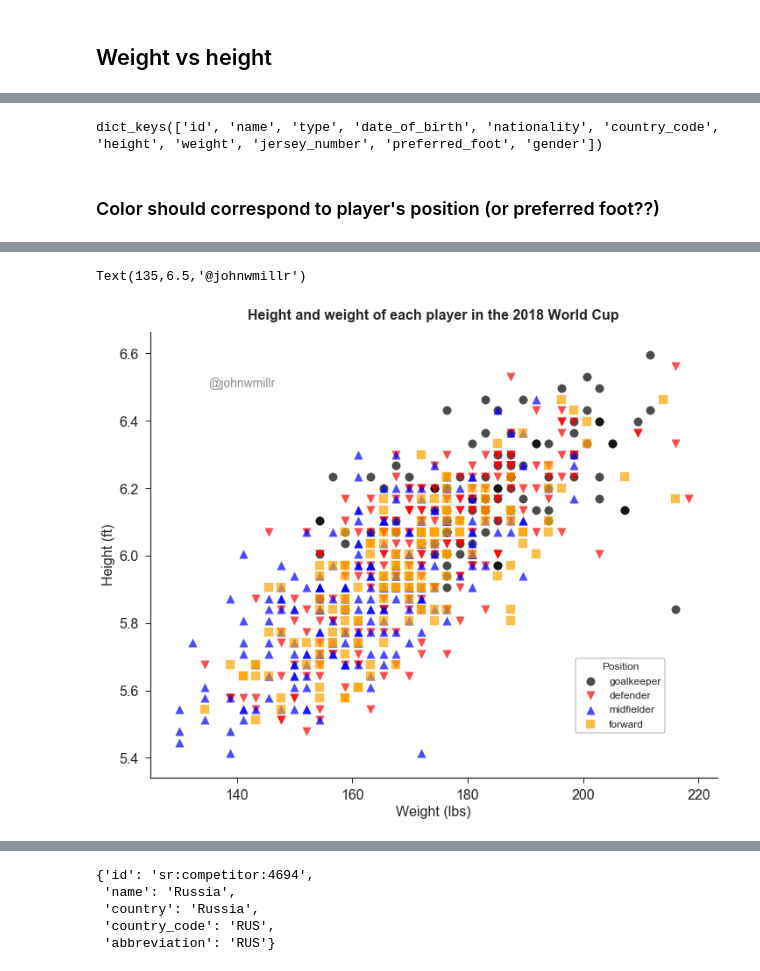
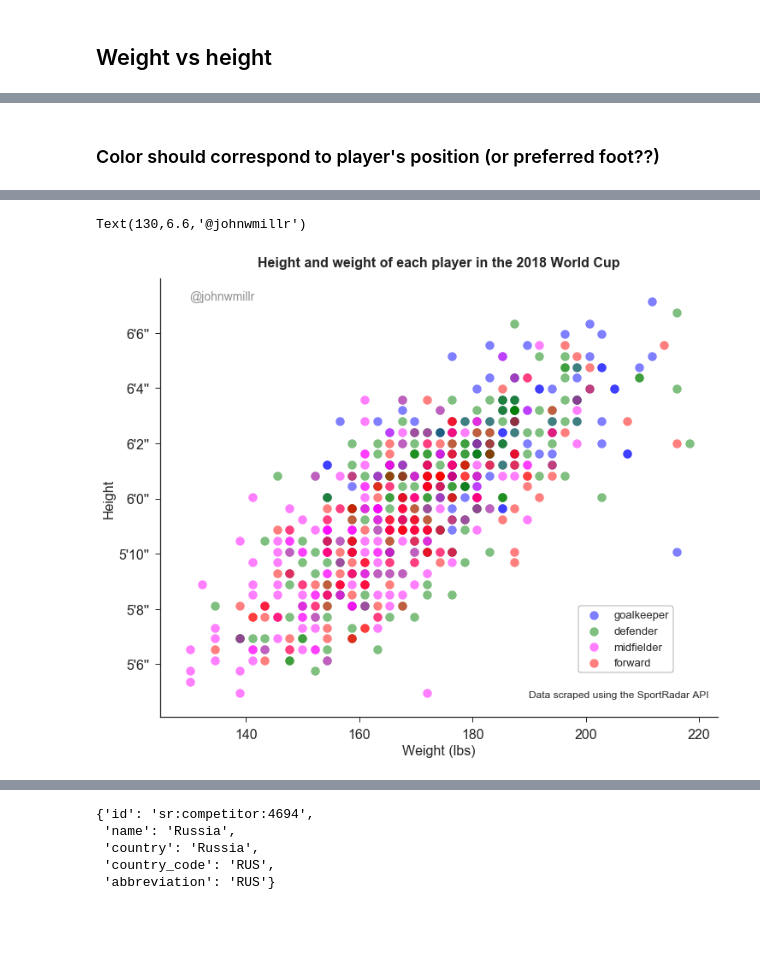
Before and after one commit to johnwmillr/WorldCup2018, a Jupyter notebook: scrape_soccer_data.ipynb, the cells around one changed output, grey strips where cells are left out. Saved outputs shown, nothing was run; the diff lists cells and outputs as text; code cells hidden in the pictures; blank space fills up the shorter version.

```diff
--- a/scrape_soccer_data.ipynb
+++ b/scrape_soccer_data.ipynb
@@ -180,6 +180,8 @@ print(" Done.")
 # Load the World Cup team data
 # %%
 teams = json.loads(open("world_cup_team_data.json", "r").read())
+teams[23]['team']['name'] = 'South Korea'
+teams[23]['team']['country'] = 'South Korea'
 # Combine all player data into a single list
 players = [[p for p in team['players']] for team in teams]
 players = [item for sublist in players for item in sublist]
@@ -188,6 +190,7 @@ players = [item for sublist in players for item in sublist]
 df = pd.DataFrame(players)
 df['weight_lbs'] = df.weight*2.20462
 df['height_ft'] = df.height*0.03280841666667
+df.at[df.nationality=="Republic of Korea", 'nationality'] = "South Korea"
 df.head()
 # %% [output]
 |  | country_code | date_of_birth | gender | height | id | jersey_number | name | nationality | nickname | ... |
@@ -239,7 +286,3 @@ plt.show()
-# %%
-players[0].keys()
-# %% [output]
-dict_keys(['id', 'name', 'type', 'date_of_birth', 'nationality', 'country_code', 'height', 'weight', 'jersey_number', 'preferred_foot', 'gender'])
 # %% [markdown]
 ### Color should correspond to player's position (or preferred foot??)
 # %%
@@ -252,28 +295,40 @@ df.head()
 | 3 | RUS | 1979-07-14 | male | 186 | sr:player:13303 | 4 | Ignashevich, Sergey | Russia | NaN | ... |
 | 4 | RUS | 1989-03-24 | male | 191 | sr:player:84767 | 5 | Semenov, Andrey | Russia | NaN | ... |
 # %%
-pal = {'goalkeeper': 'red', 'defender': 'seagreen', 'midfielder': 'black', 'forward': 'orange'}
-pal = {'goalkeeper': 'black', 'defender': 'red', 'midfielder': 'blue', 'forward': 'orange'}
-fg = sns.FacetGrid(data=df, hue='type', palette=pal, aspect=2.5/2, size=8, hue_kws={"marker": ['o','v','^','s']})
-fg.map(plt.scatter, 'weight_lbs', 'height_ft', alpha=0.7, s=90)
+# pal = {'goalkeeper': 'red', 'defender': 'seagreen', 'midfielder': 'black', 'forward': 'orange'}
+# pal = {'goalkeeper': 'black', 'defender': 'red', 'midfielder': 'blue', 'forward': 'orange'}
+positions = list(set(df.type)) # ['defender', 'forward', 'midfielder', 'goalkeeper']
+# colors = ['teal', 'black', 'orange', 'magenta']
+colors = ['green', 'red', 'magenta', 'blue']
+pal = dict(zip(positions,colors))
+# mrks = {"marker": ['o','v','^','s']}
+mrks = {"marker": 4*['o']}
+fg = sns.FacetGrid(data=df, hue='type', palette=pal, aspect=2.5/2, size=8, hue_kws=mrks)
+fg.map(plt.scatter, 'weight_lbs', 'height_ft', alpha=0.5, s=100)
 # fg.map(sns.regplot, 'weight_lbs', 'height_ft')
 
 fg.set_xlabels("Weight (lbs)", fontsize=FS)
-fg.set_ylabels("Height (ft)", fontsize=FS)
+fg.set_ylabels("Height", fontsize=FS)
 title = "Height and weight of each player in the 2018 World Cup"
 ax = plt.gca()
+
+yticks = np.arange(5.5,6.6,2/12)
+pprint_feet = lambda x: "{ft}'{inch:1.0f}''".format(ft=int(np.floor(x)), inch=round(12*(x-np.floor(x))))
+ax.set_yticks(yticks)
+ax.set_yticklabels(map(pprint_feet, yticks))
 
 for tick in ax.xaxis.get_major_ticks():
     tick.label.set_fontsize(FS)
 for tick in ax.yaxis.get_major_ticks():
     tick.label.set_fontsize(FS)
-ax.legend(loc=(0.75,0.1), title="Position", frameon=True, facecolor='w', edgecolor='k', fontsize=FS-4, framealpha=1)
+ax.legend(loc=(0.75,0.1), frameon=True, facecolor='w', edgecolor='k', fontsize=FS-3, framealpha=1)
 x = np.array(ax.get_xlim())
 mid = x.sum()-x.mean()
 ax.text(mid, 6.7, title, fontsize=FS, horizontalalignment='center', weight='bold')
-ax.text(135, 6.5, "@johnwmillr", fontsize=FS-2, alpha=0.5)
+ax.text(190, 5.4, "Data scraped using the SportRadar API", fontsize=FS-4)
+ax.text(130, 6.6, "@johnwmillr", fontsize=FS-2, alpha=0.5)
 # %% [output]
-Text(135,6.5,'@johnwmillr')
+Text(130,6.6,'@johnwmillr')
-[figure, old version]
+[figure, new version]
 # %%
 fg.savefig("./figures/height_vs_weight_by_position.png", format="png", dpi=300, bbox_inches="tight")
```
Also changed, not shown: parts of 12 cells of this notebook.
